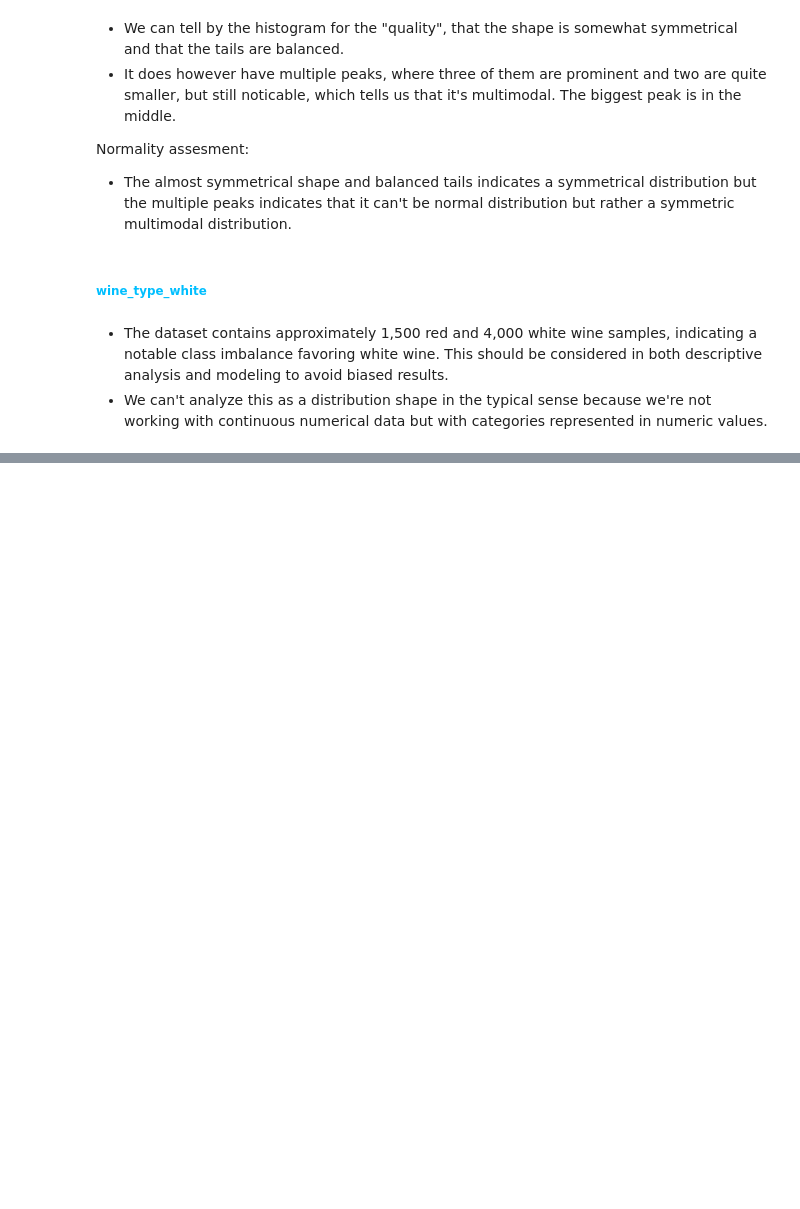
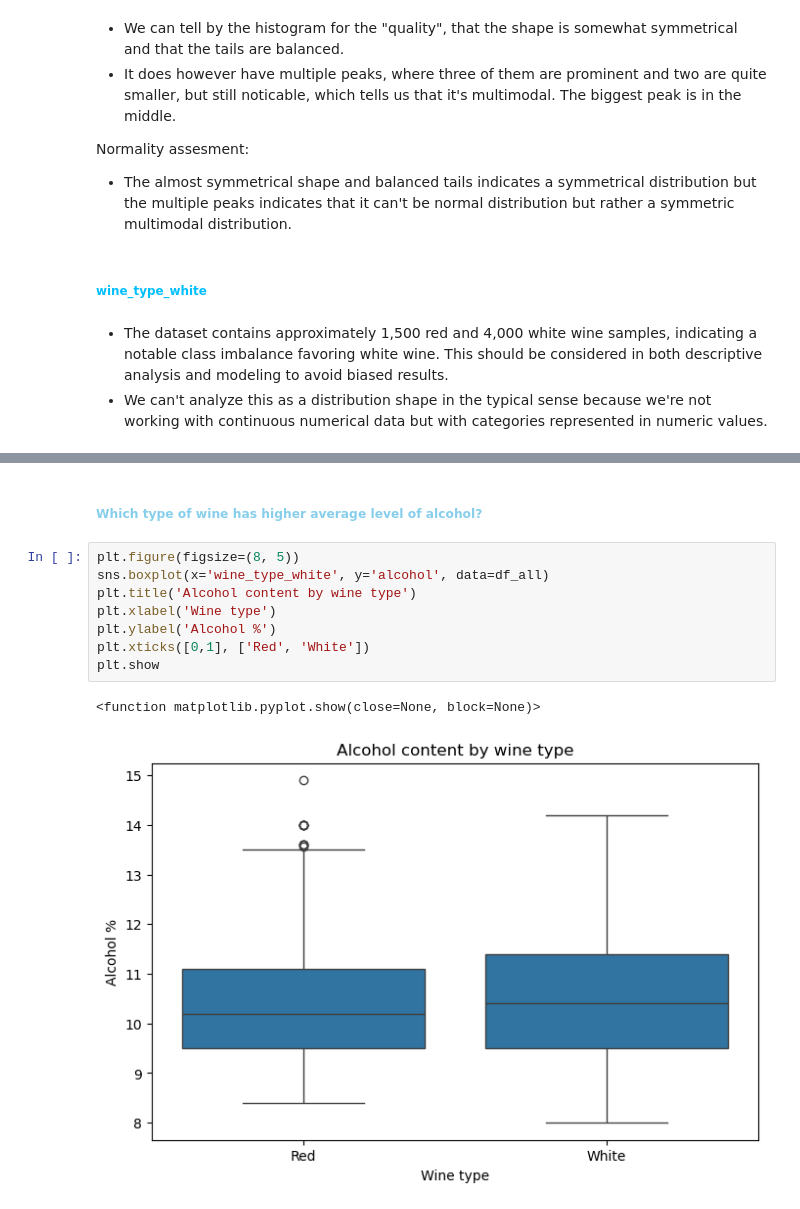
Before and after one commit to Shiihon/MiniProject_group15, a Jupyter notebook: MiniProject_2/Explore_data.ipynb, the cells around one changed output, grey strips where cells are left out. Saved outputs shown, nothing was run; the diff lists cells and outputs as text; blank space fills up the shorter version.

```diff
--- a/MiniProject_2/Explore_data.ipynb
+++ b/MiniProject_2/Explore_data.ipynb
@@ -372,0 +414,13 @@ Normality assesment:
+# %% [markdown]
+##### <span style="color:#87CEEB">Which type of wine has higher average level of alcohol?</span>
+# %%
+plt.figure(figsize=(8, 5))
+sns.boxplot(x='wine_type_white', y='alcohol', data=df_all)
+plt.title('Alcohol content by wine type')
+plt.xlabel('Wine type')
+plt.ylabel('Alcohol %')
+plt.xticks([0,1], ['Red', 'White'])
+plt.show
+# %% [output]
+<function matplotlib.pyplot.show(close=None, block=None)>
+[figure, added]
```
Also changed, not shown: parts of 36 cells of this notebook.
